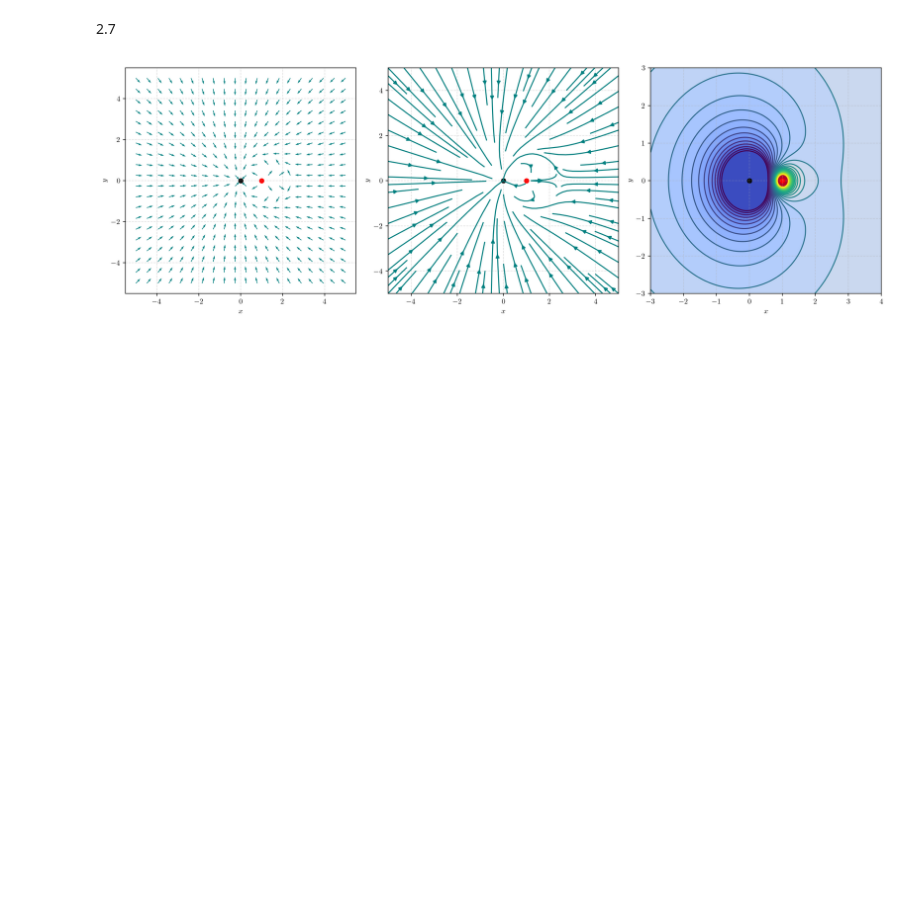
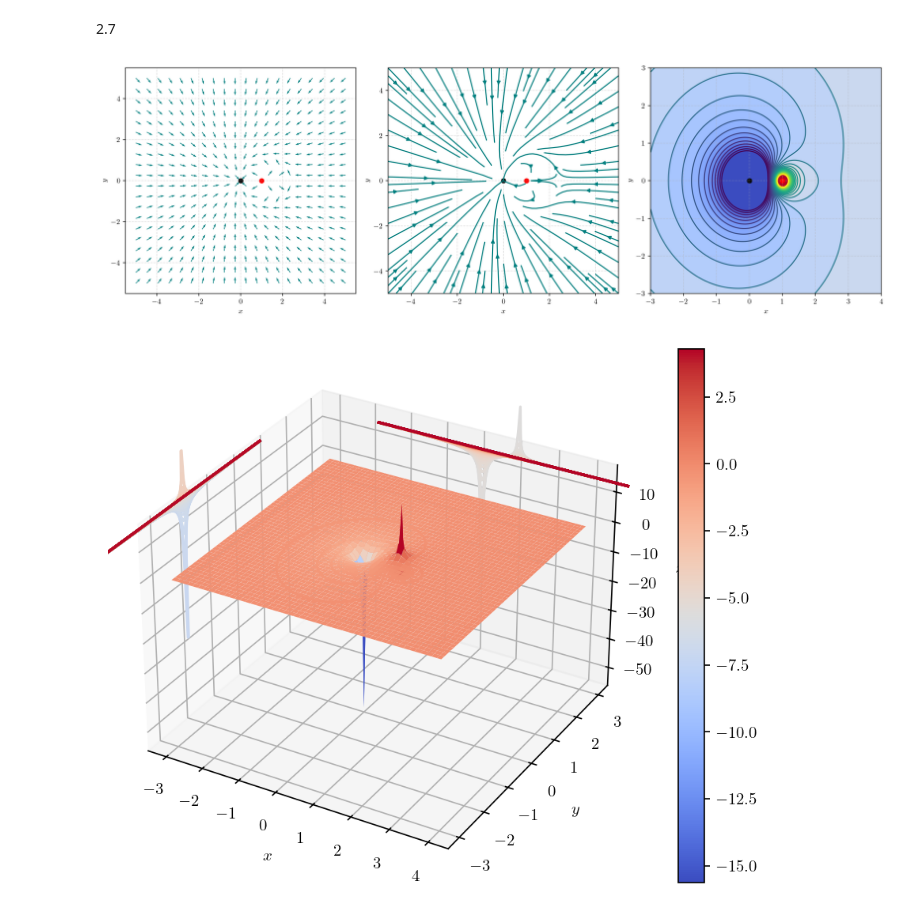
Before and after one commit to XDMustafa/Electromagnetic-Milford-Solution, a Jupyter notebook: Notebook/Miford_sol2.ipynb, the cells around one changed output. Drawn from its saved outputs; the diff is of its cells as text; code cells hidden in the pictures; blank space fills up the shorter version.

```diff
--- a/Notebook/Miford_sol2.ipynb
+++ b/Notebook/Miford_sol2.ipynb
@@ -155,3 +155,17 @@ for i in [0,1,2]:
 plt.tight_layout()
 # %% [output]
 [figure]
+# %%
+fig, ax = plt.subplots(subplot_kw={"projection": "3d"}, dpi=150)
+
+surface = ax.plot_surface(X_f, Y_f, V ,antialiased=True,cmap='coolwarm')
+plt.contour(X_f, Y_f, V,200,zdir='x', offset=-5,cmap='coolwarm')
+plt.contour(X_f, Y_f, V,200,zdir='y', offset=5,cmap='coolwarm')
+plt.contour(X_f, Y_f, V,200,zdir='z', offset=-5,cmap='coolwarm')
+plt.colorbar(surface)
+ax.set_xlabel(r'$x$')
+ax.set_ylabel(r'$y$')
+ax.set_zlabel(r'$z$')
+plt.tight_layout()
+# %% [output]
+[figure, added]
```
Also changed, not shown: parts of 2 cells of this notebook, 12 other files.
